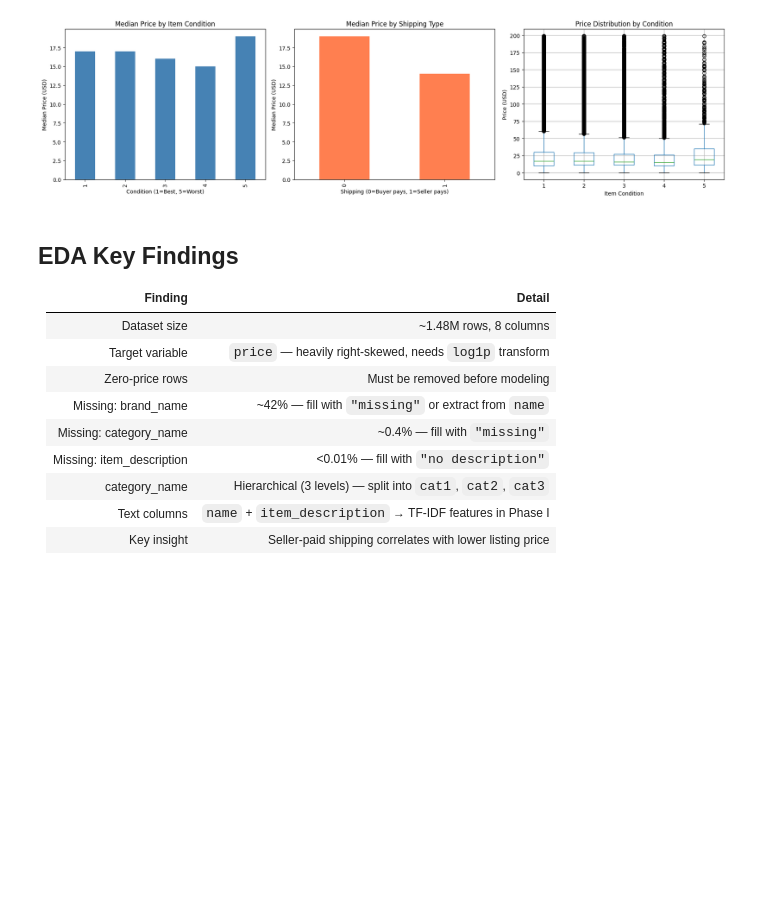
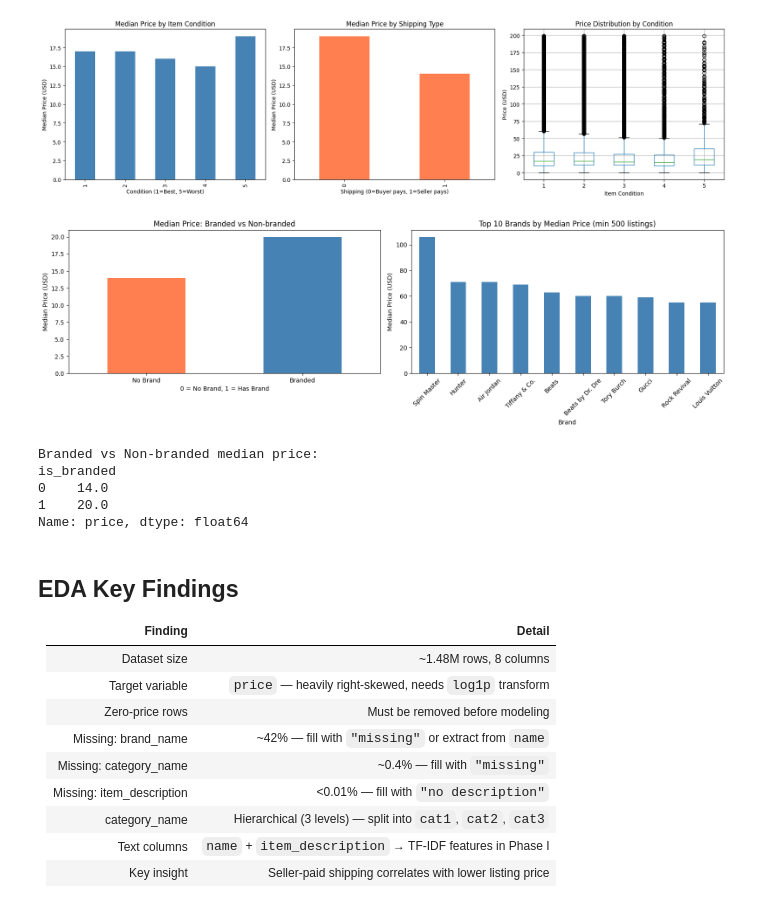
Before and after one commit to isttiiak/mercari-price-suggestion, a Jupyter notebook: notebooks/01_eda.ipynb, the cells around one changed output. Drawn from its saved outputs; the diff is of its cells as text; code cells hidden in the pictures; blank space fills up the shorter version.

Commit message:
add brand vs price analysis

```diff
--- a/notebooks/01_eda.ipynb
+++ b/notebooks/01_eda.ipynb
@@ -207,6 +207,53 @@ plt.savefig('../data/processed/price_vs_features.png', dpi=100)
 plt.show()
 # %% [output]
 [figure]
+# %%
+# Brand vs Price
+
+# Brand vs Price Analysis
+fig, axes = plt.subplots(1, 2, figsize=(16, 5))
+
+df_plot = df[df['price'] < 200].copy()
+
+# Branded vs Non-branded median price
+brand_price = df_plot.copy()
+brand_price['is_branded'] = brand_price['brand_name'].notna().astype(int)
+brand_price.groupby('is_branded')['price'].median().plot(
+    kind='bar', ax=axes[0], color=['coral', 'steelblue']
+)
+axes[0].set_title('Median Price: Branded vs Non-branded')
+axes[0].set_xlabel('0 = No Brand, 1 = Has Brand')
+axes[0].set_ylabel('Median Price (USD)')
+axes[0].set_xticklabels(['No Brand', 'Branded'], rotation=0)
+
+# Top 10 brands by median price
+top_brands = (
+    df_plot[df_plot['brand_name'].notna()]
+    .groupby('brand_name')['price']
+    .agg(['median', 'count'])
+    .query('count > 500')
+    .sort_values('median', ascending=False)
+    .head(10)
+)
+top_brands['median'].plot(kind='bar', ax=axes[1], color='steelblue')
+axes[1].set_title('Top 10 Brands by Median Price (min 500 listings)')
+axes[1].set_xlabel('Brand')
+axes[1].set_ylabel('Median Price (USD)')
+axes[1].tick_params(axis='x', rotation=45)
+
+plt.tight_layout()
+plt.savefig('../data/processed/brand_vs_price.png', dpi=100)
+plt.show()
+
+print("Branded vs Non-branded median price:")
+print(brand_price.groupby('is_branded')['price'].median())
+# %% [output]
+[figure, added]
+Branded vs Non-branded median price:
+is_branded
+0    14.0
+1    20.0
+Name: price, dtype: float64
 # %% [markdown]
 ## EDA Key Findings
 
```
